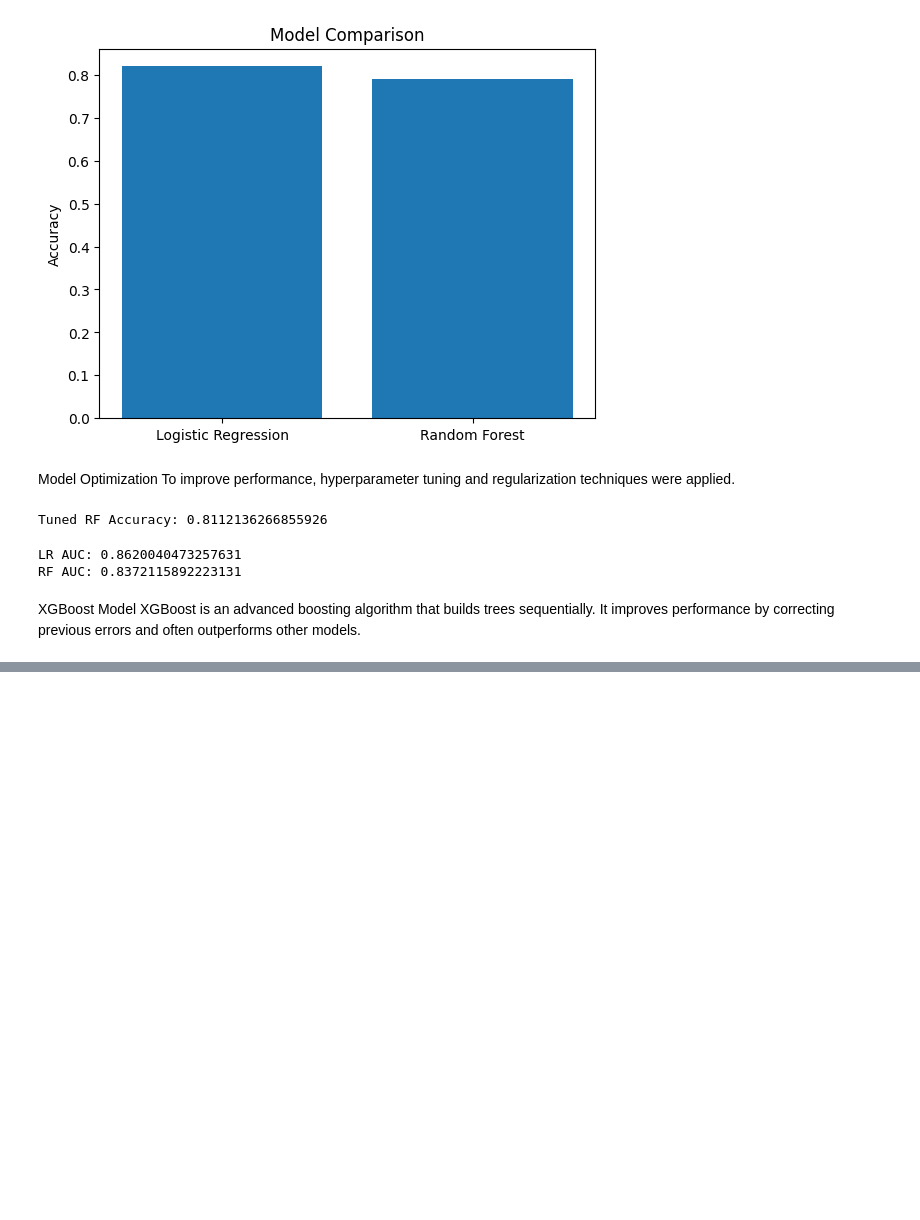
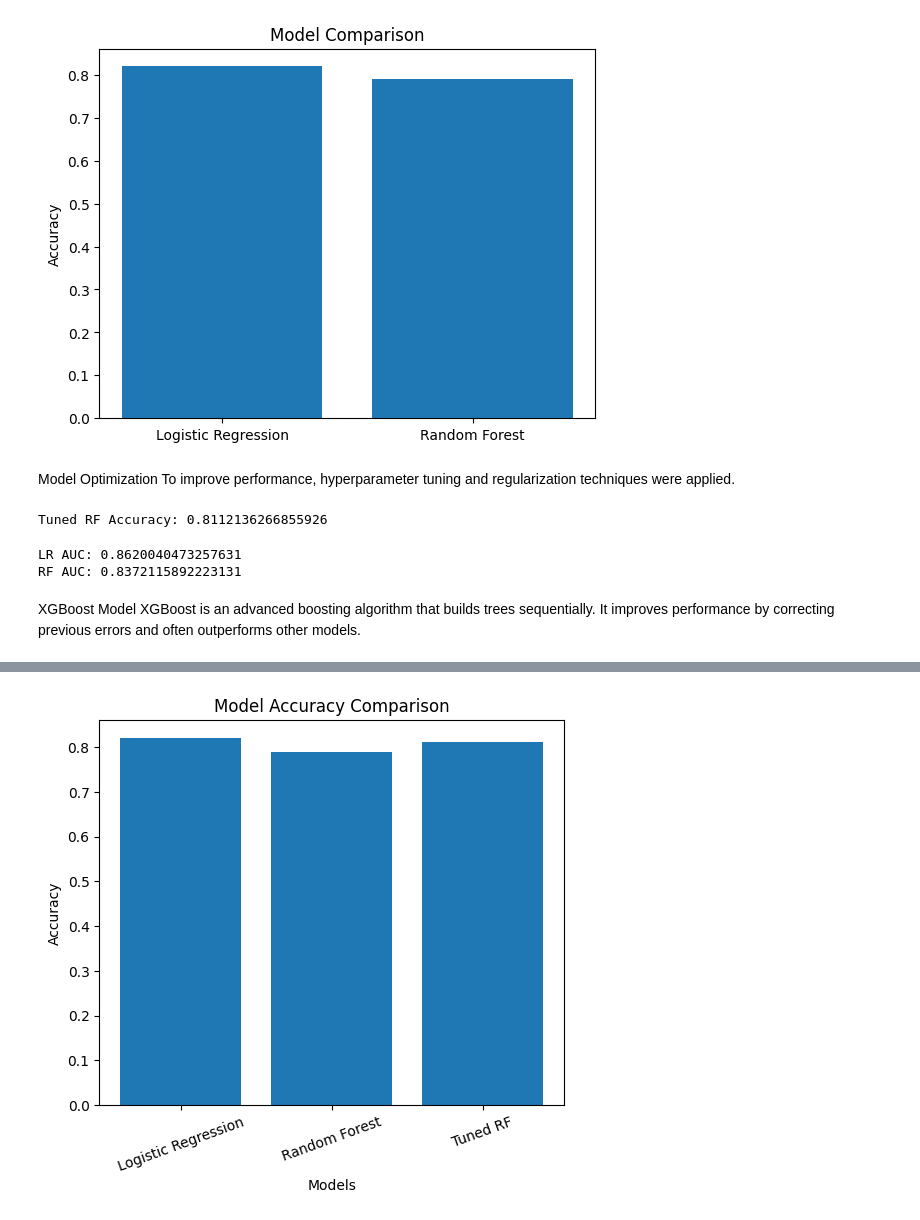
Before and after one commit to Harita2005/customer-churn-ml, a Jupyter notebook: notebooks/01_eda.ipynb, the cells around one changed output, grey strips where cells are left out. Saved outputs shown, nothing was run; the diff lists cells and outputs as text; code cells hidden in the pictures; blank space fills up the shorter version.

Commit message:
added model comparison, evaluation metrics

```diff
--- a/notebooks/01_eda.ipynb
+++ b/notebooks/01_eda.ipynb
@@ -374,0 +434,21 @@ It improves performance by correcting previous errors and often outperforms othe
+# %%
+import matplotlib.pyplot as plt
+
+models = ['Logistic Regression', 'Random Forest', 'Tuned RF']
+accuracies = [
+    lr_accuracy,
+    rf_accuracy,
+    accuracy_score(y_test, y_pred_best)
+]
+
+plt.figure(figsize=(6,5))
+plt.bar(models, accuracies)
+
+plt.title("Model Accuracy Comparison")
+plt.ylabel("Accuracy")
+plt.xlabel("Models")
+plt.xticks(rotation=20)
+
+plt.show()
+# %% [output]
+[figure, added]
```
Also changed, not shown: parts of 7 cells of this notebook.
